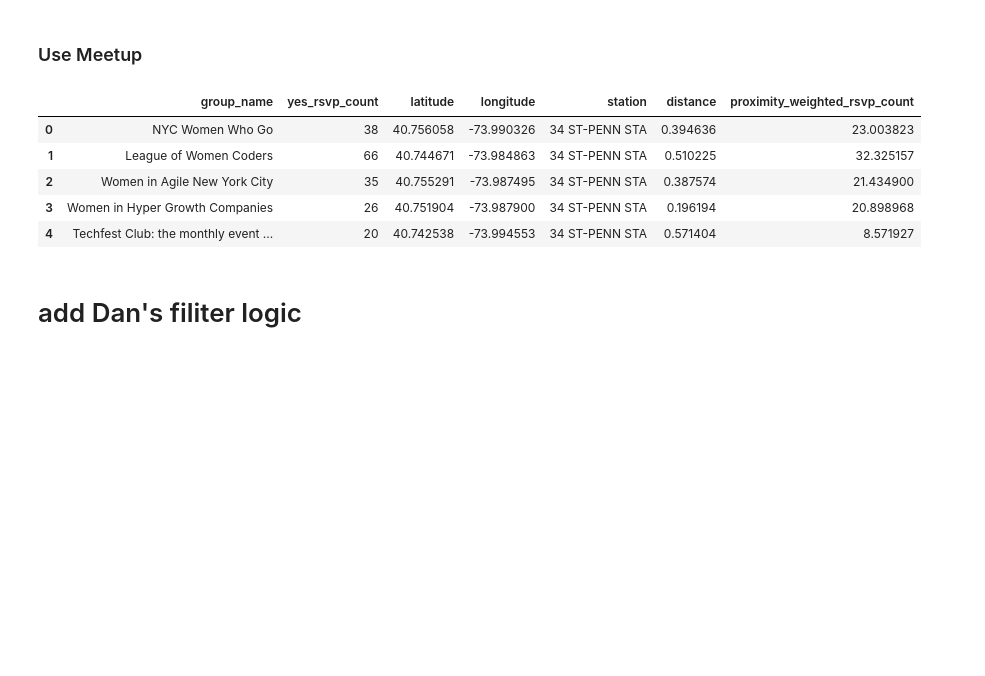
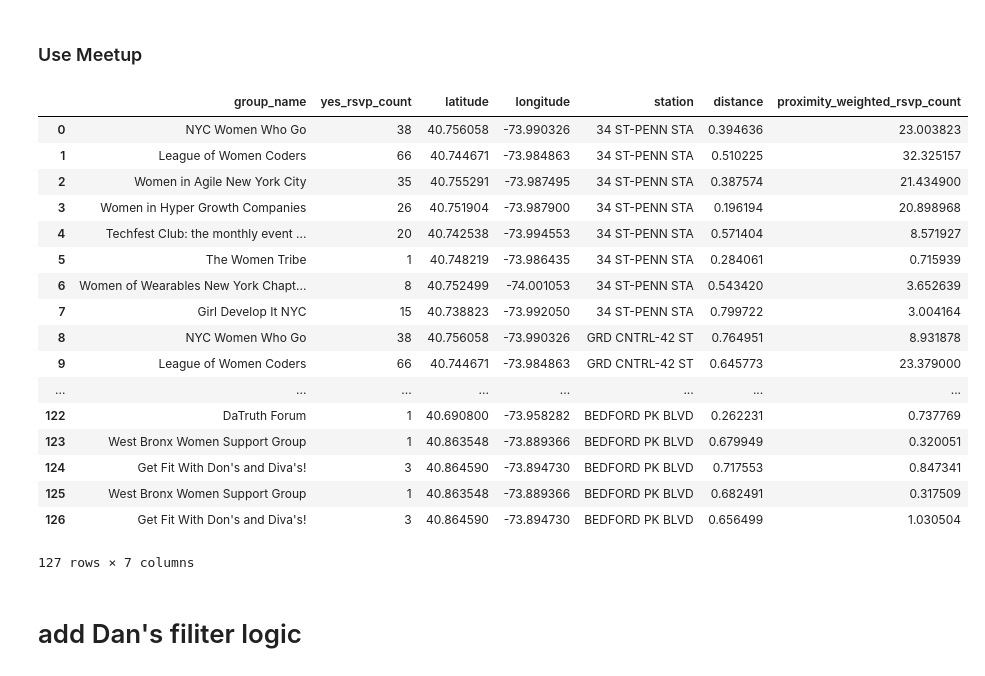
Before and after one commit to cyrus-rustomji/metis_projects, a Jupyter notebook: FirstProejct.ipynb, the cells around one changed output. Saved outputs shown, nothing was run; the diff lists cells and outputs as text; code cells hidden in the pictures; blank space fills up the shorter version.

```diff
--- a/FirstProejct.ipynb
+++ b/FirstProejct.ipynb
@@ -864,14 +920,26 @@ daily_yelp_df.head()
 # %%
 #import data from https://www.meetup.com/meetup_api/docs/find/upcoming_events/
 meetup_data = pd.read_csv('meetup_data.csv')
-meetup_data.head(5)
+meetup_data
 # %% [output]
 |  | group_name | yes_rsvp_count | latitude | longitude | station | distance | proximity_weighted_rsvp_count |
 | 0 | NYC Women Who Go | 38 | 40.756058 | -73.990326 | 34 ST-PENN STA | 0.394636 | 23.003823 |
 | 1 | League of Women Coders | 66 | 40.744671 | -73.984863 | 34 ST-PENN STA | 0.510225 | 32.325157 |
 | 2 | Women in Agile New York City | 35 | 40.755291 | -73.987495 | 34 ST-PENN STA | 0.387574 | 21.434900 |
 | 3 | Women in Hyper Growth Companies | 26 | 40.751904 | -73.987900 | 34 ST-PENN STA | 0.196194 | 20.898968 |
 | 4 | Techfest Club: the monthly event ... | 20 | 40.742538 | -73.994553 | 34 ST-PENN STA | 0.571404 | 8.571927 |
+| 5 | The Women Tribe | 1 | 40.748219 | -73.986435 | 34 ST-PENN STA | 0.284061 | 0.715939 |
+| 6 | Women of Wearables New York Chapt... | 8 | 40.752499 | -74.001053 | 34 ST-PENN STA | 0.543420 | 3.652639 |
+| 7 | Girl Develop It NYC | 15 | 40.738823 | -73.992050 | 34 ST-PENN STA | 0.799722 | 3.004164 |
+| 8 | NYC Women Who Go | 38 | 40.756058 | -73.990326 | GRD CNTRL-42 ST | 0.764951 | 8.931878 |
+| 9 | League of Women Coders | 66 | 40.744671 | -73.984863 | GRD CNTRL-42 ST | 0.645773 | 23.379000 |
+| ... | ... | ... | ... | ... | ... | ... | ... |
+| 122 | DaTruth Forum | 1 | 40.690800 | -73.958282 | BEDFORD PK BLVD | 0.262231 | 0.737769 |
+| 123 | West Bronx Women Support Group | 1 | 40.863548 | -73.889366 | BEDFORD PK BLVD | 0.679949 | 0.320051 |
+| 124 | Get Fit With Don's and Diva's! | 3 | 40.864590 | -73.894730 | BEDFORD PK BLVD | 0.717553 | 0.847341 |
+| 125 | West Bronx Women Support Group | 1 | 40.863548 | -73.889366 | BEDFORD PK BLVD | 0.682491 | 0.317509 |
+| 126 | Get Fit With Don's and Diva's! | 3 | 40.864590 | -73.894730 | BEDFORD PK BLVD | 0.656499 | 1.030504 |
+127 rows × 7 columns
 # %% [markdown]
 # add Dan's filiter logic
 # %%
```
Also changed, not shown: parts of 16 cells of this notebook, 1 other file.
